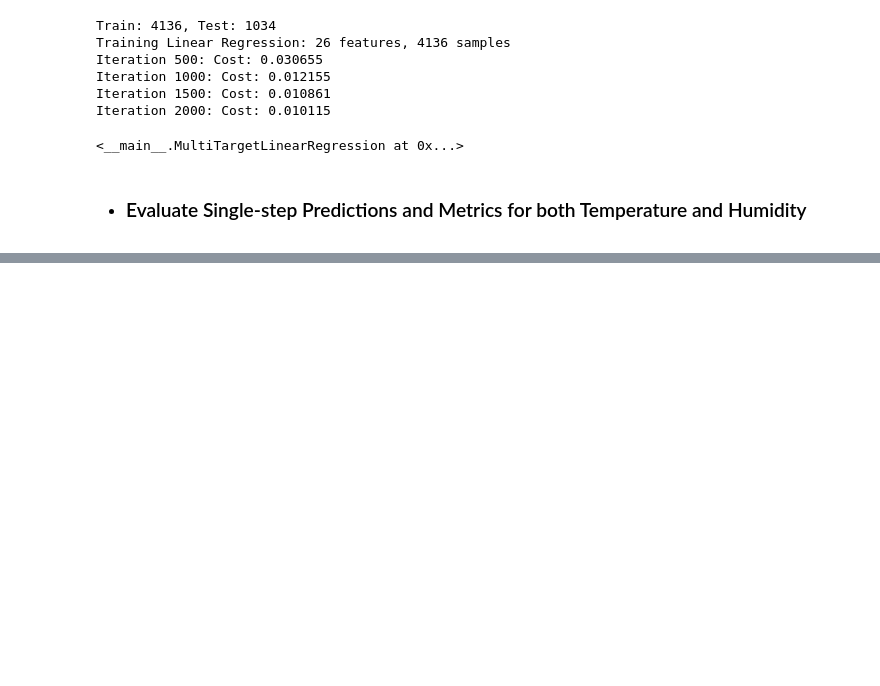
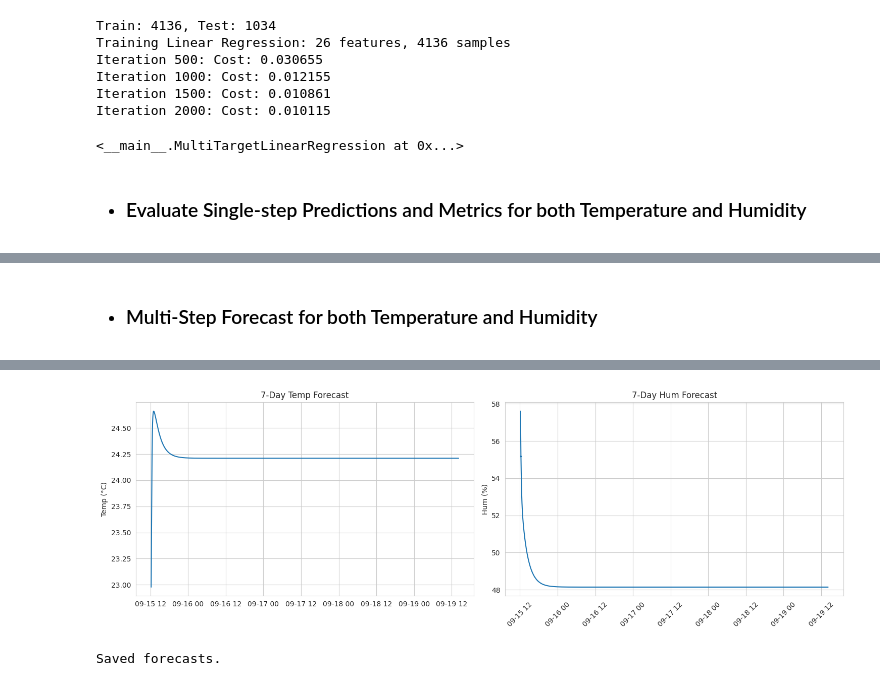
Before and after one commit to EmperorOlashinbo/environment_monitor, a Jupyter notebook: project.ipynb, the cells around one changed output, grey strips where cells are left out. Drawn from its saved outputs; the diff is of its cells as text; code cells hidden in the pictures; blank space fills up the shorter version.

```diff
--- a/project.ipynb
+++ b/project.ipynb
@@ -444,0 +455,64 @@ Hum: Mean -0.1470, Std 1.7675, p-norm 0.0000
+# %% [markdown]
+- ### Multi-Step Forecast for both Temperature and Humidity
+# %%
+def multi_step_forecast(model, scaler_X, last_row_df, feature_cols, max_horizon=17640):
+    predictions = {'temp': [], 'hum': []}
+    future_times = []
+    current_df = last_row_df.copy()
+    last_time = pd.to_datetime(df_ts_multi['created_at'].iloc[-1])
+    interval = pd.Timedelta(seconds=20)
+
+    lags = sorted([int(col.split('_')[-1]) for col in feature_cols if '_lag_' in col and 'temperature' in col])
+
+    for step in range(max_horizon):
+        pred_temp, pred_hum = model.predict(scaler_X.transform(current_df[feature_cols].values.reshape(1, -1))).flatten()
+
+        predictions['temp'].append(pred_temp)
+        predictions['hum'].append(pred_hum)
+        future_times.append(last_time + interval * (step + 1))
+
+        for i in range(len(lags)-1, 0, -1):
+            current_df[f'temperature_lag_{lags[i]}'] = current_df[f'temperature_lag_{lags[i-1]}'].values
+            current_df[f'humidity_lag_{lags[i]}'] = current_df[f'humidity_lag_{lags[i-1]}'].values
+        current_df[f'temperature_lag_{lags[0]}'] = pred_temp
+        current_df[f'humidity_lag_{lags[0]}'] = pred_hum
+
+        current_df['temperature'] = pred_temp
+        current_df['humidity'] = pred_hum
+
+        recent_temps = np.array(predictions['temp'][-20:])
+        recent_hums = np.array(predictions['hum'][-20:])
+        for w in [5, 10, 20]:
+            if len(recent_temps) >= w:
+                current_df[f'temperature_rolling_mean_{w}'] = np.mean(recent_temps[-w:])
+                current_df[f'temperature_rolling_std_{w}'] = np.std(recent_temps[-w:])
+                current_df[f'humidity_rolling_mean_{w}'] = np.mean(recent_hums[-w:])
+                current_df[f'humidity_rolling_std_{w}'] = np.std(recent_hums[-w:])
+
+    future_df = pd.DataFrame({
+        'created_at': future_times,
+        'predicted_temp': predictions['temp'],
+        'predicted_hum': predictions['hum']
+    })
+    print(f"Forecasted {len(future_df)} steps (up to 7 days).")
+    return future_df
+
+last_row = df_ts_multi.iloc[-1:][feature_cols_multi + ['temperature', 'humidity', 'created_at']].copy()
+future_preds = multi_step_forecast(multi_model, scaler_X_multi, last_row, feature_cols_multi)
+
+print("\n7-Day Sample (last 5):\n", future_preds.tail())
+
+# Plot full 7-day
+fig, ax = plt.subplots(1, 2, figsize=(15, 5))
+ax[0].plot(future_preds['created_at'], future_preds['predicted_temp'])
+ax[0].set_title('7-Day Temp Forecast')
+ax[0].set_ylabel('Temp (°C)')
+ax[1].plot(future_preds['created_at'], future_preds['predicted_hum'])
+ax[1].set_title('7-Day Hum Forecast')
+ax[1].set_ylabel('Hum (%)')
+plt.xticks(rotation=45)
+plt.tight_layout()
+plt.show()
+
+future_preds.to_csv('future_predictions_7days.csv', index=False)
+# %% [output]
@@ -444,0 +528,2 @@ Hum: Mean -0.1470, Std 1.7675, p-norm 0.0000
+[figure, added]
+Saved forecasts.
```
Also changed, not shown: parts of 2 cells of this notebook, 1 other file.
